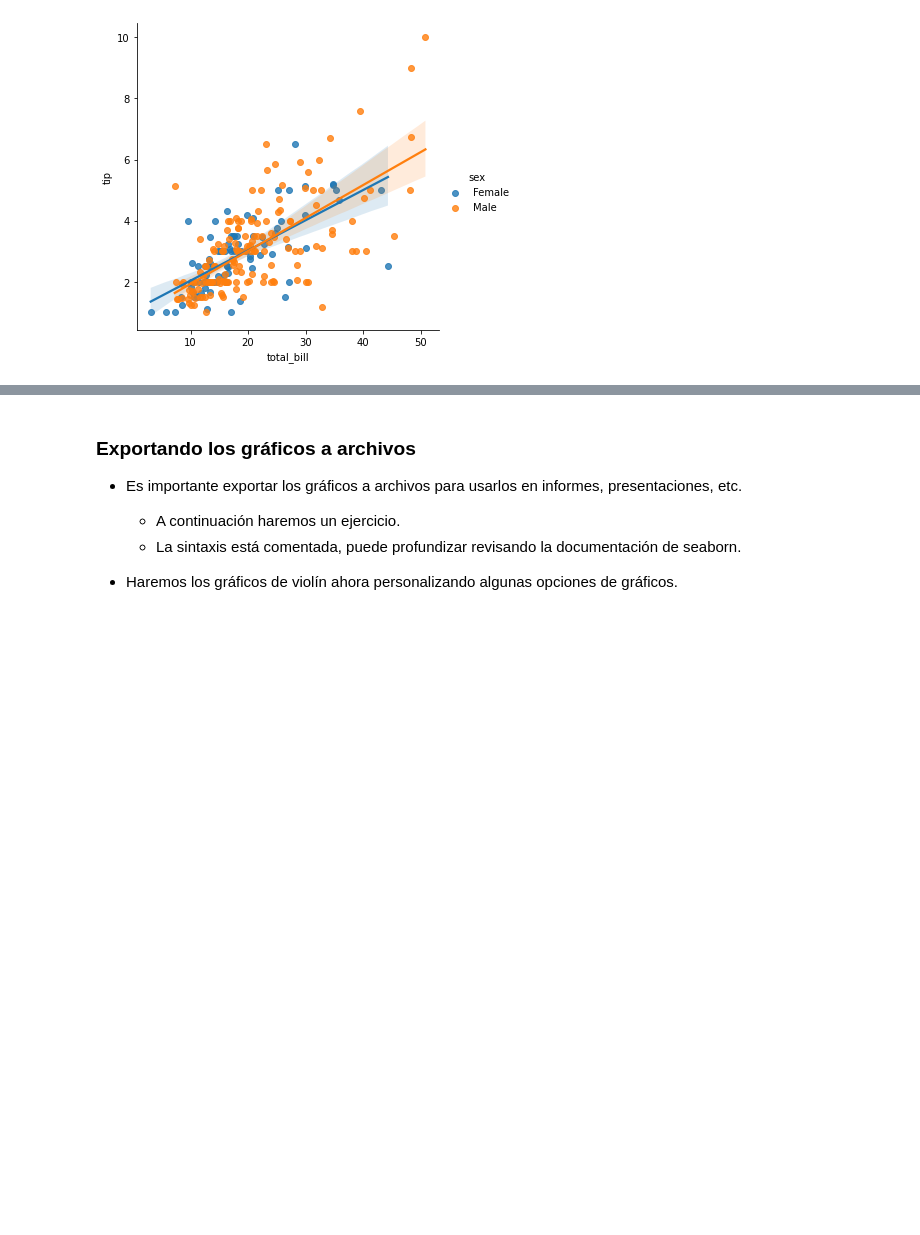
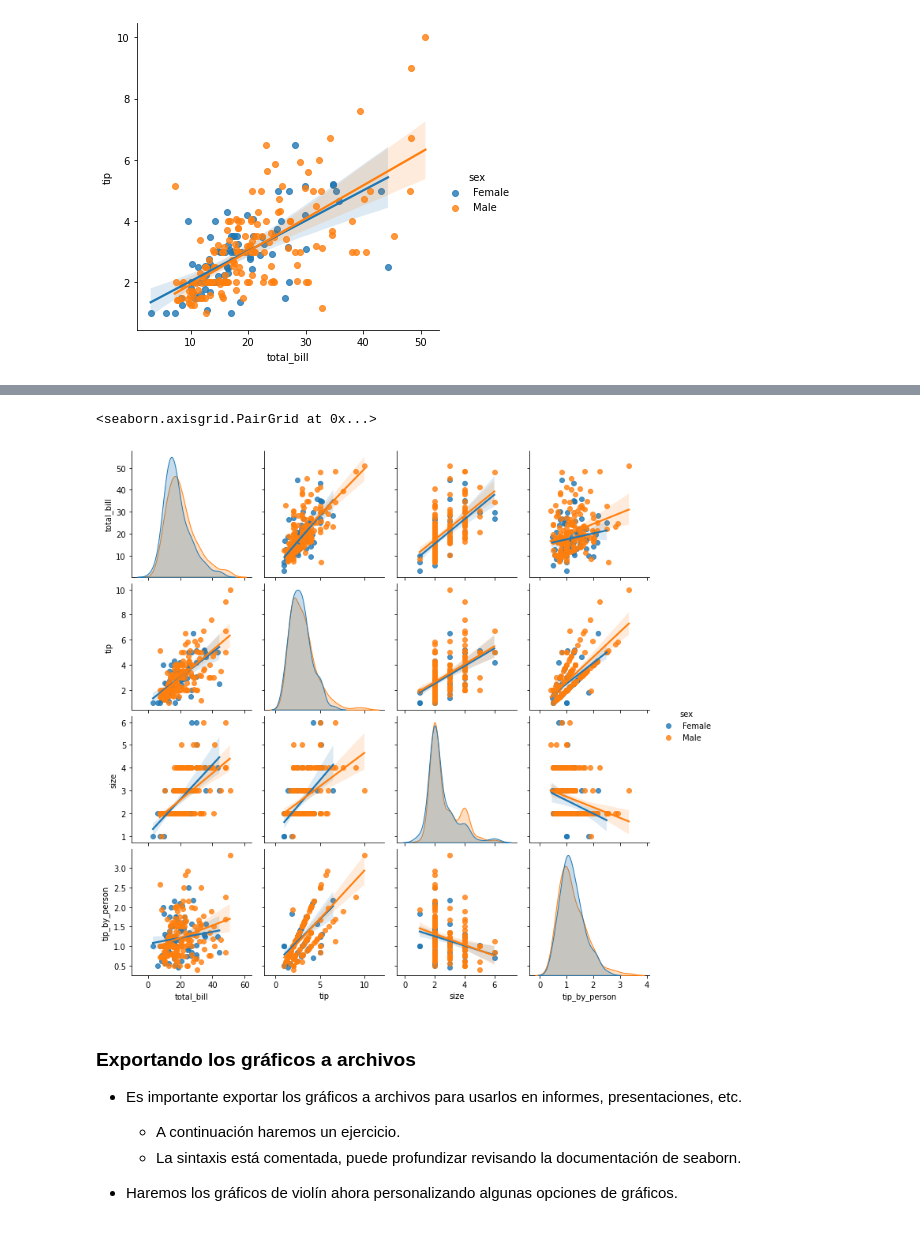
Before and after one commit to marsgr6/EN-online, a Jupyter notebook: exploratory_data_analysis.ipynb, the cells around one changed output, grey strips where cells are left out. Drawn from its saved outputs; the diff is of its cells as text; code cells hidden in the pictures; blank space fills up the shorter version.

```diff
--- a/exploratory_data_analysis.ipynb
+++ b/exploratory_data_analysis.ipynb
@@ -635,3 +685,8 @@ sns.lmplot(x='total_bill', y='tip', data=tip_data, hue='sex', fit_reg=True)
+# %%
+sns.pairplot(tip_data, hue="sex", kind='reg', diag_kws={'common_norm': False})
+# %% [output]
+<seaborn.axisgrid.PairGrid at 0x...>
+[figure, added]
 # %% [markdown]
 ### Exportando los gráficos a archivos
 
```
Also changed, not shown: parts of 22 cells of this notebook, 1 other file.
